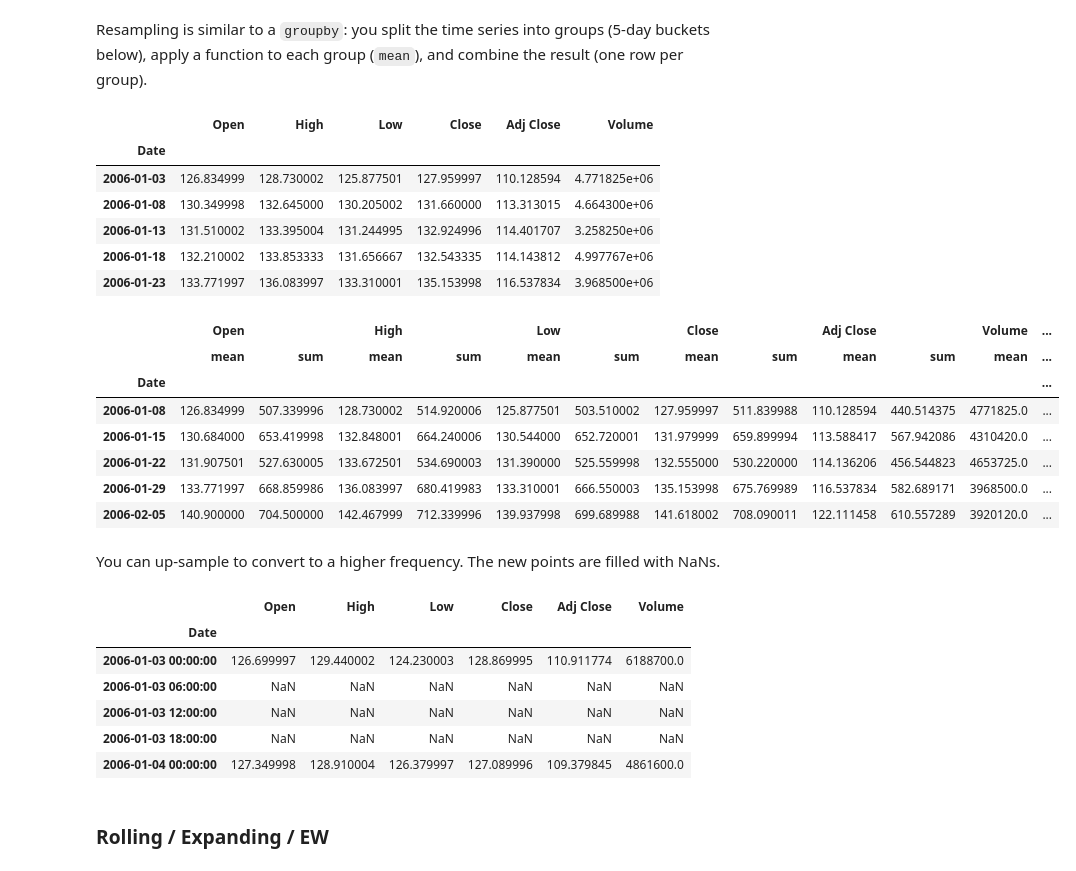
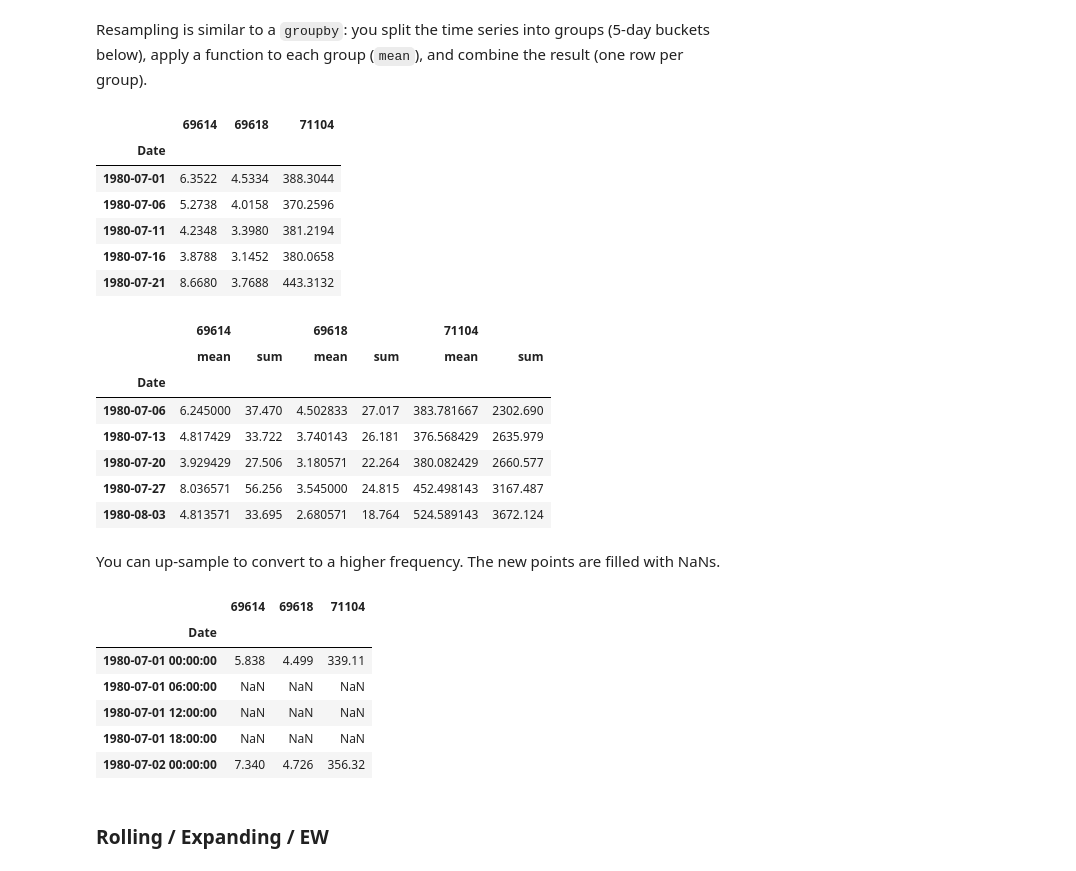
Before and after one commit to mullenkamp/EcanPythonCourse2019, a Jupyter notebook: jupyter/effective-pandas/modern_7_timeseries.ipynb, the cells around one changed output. Cells and saved outputs as stored; diff of their text form; code cells hidden in the pictures.

```diff
--- a/jupyter/effective-pandas/modern_7_timeseries.ipynb
+++ b/jupyter/effective-pandas/modern_7_timeseries.ipynb
@@ -14,6 +14,8 @@ import matplotlib.pyplot as plt
 # %% [markdown]
 Let's grab some stock data for Goldman Sachs:
 # %%
-gs = pd.read_csv('sample_data.csv', index_col=['Date'], parse_dates=True, infer_datetime_format=True)
-gs.head().round(2)
+ts = pd.read_csv('sample_data2.csv', index_col=['Date'], parse_dates=True, infer_datetime_format=True)
+print(ts.dtypes)
+print(ts.index)
+ts.head()
 # %% [output]
@@ -76,39 +90,39 @@ This is confusing because in pretty much every other case `DataFrame.__getitem__
 # %% [markdown]
 Resampling is similar to a `groupby`: you split the time series into groups (5-day buckets below), apply a function to each group (`mean`), and combine the result (one row per group).
 # %%
-gs.resample("5d").mean().head()
+ts.resample("5d").mean().head()
 # %% [output]
-|  | Open | High | Low | Close | Adj Close | Volume |
-| Date |  |  |  |  |  |  |
-| 2006-01-03 | 126.834999 | 128.730002 | 125.877501 | 127.959997 | 110.128594 | 4.771825e+06 |
-| 2006-01-08 | 130.349998 | 132.645000 | 130.205002 | 131.660000 | 113.313015 | 4.664300e+06 |
-| 2006-01-13 | 131.510002 | 133.395004 | 131.244995 | 132.924996 | 114.401707 | 3.258250e+06 |
-| 2006-01-18 | 132.210002 | 133.853333 | 131.656667 | 132.543335 | 114.143812 | 4.997767e+06 |
-| 2006-01-23 | 133.771997 | 136.083997 | 133.310001 | 135.153998 | 116.537834 | 3.968500e+06 |
+|  | 69614 | 69618 | 71104 |
+| Date |  |  |  |
+| 1980-07-01 | 6.3522 | 4.5334 | 388.3044 |
+| 1980-07-06 | 5.2738 | 4.0158 | 370.2596 |
+| 1980-07-11 | 4.2348 | 3.3980 | 381.2194 |
+| 1980-07-16 | 3.8788 | 3.1452 | 380.0658 |
+| 1980-07-21 | 8.6680 | 3.7688 | 443.3132 |
 # %%
-gs.resample("W").agg(['mean', 'sum']).head()
+ts.resample("W").agg(['mean', 'sum']).head()
 # %% [output]
-|  | Open |  | High |  | Low |  | Close |  | Adj Close |  | Volume | ... |
-|  | mean | sum | mean | sum | mean | sum | mean | sum | mean | sum | mean | ... |
-| Date |  |  |  |  |  |  |  |  |  |  |  | ... |
-| 2006-01-08 | 126.834999 | 507.339996 | 128.730002 | 514.920006 | 125.877501 | 503.510002 | 127.959997 | 511.839988 | 110.128594 | 440.514375 | 4771825.0 | ... |
-| 2006-01-15 | 130.684000 | 653.419998 | 132.848001 | 664.240006 | 130.544000 | 652.720001 | 131.979999 | 659.899994 | 113.588417 | 567.942086 | 4310420.0 | ... |
-| 2006-01-22 | 131.907501 | 527.630005 | 133.672501 | 534.690003 | 131.390000 | 525.559998 | 132.555000 | 530.220000 | 114.136206 | 456.544823 | 4653725.0 | ... |
-| 2006-01-29 | 133.771997 | 668.859986 | 136.083997 | 680.419983 | 133.310001 | 666.550003 | 135.153998 | 675.769989 | 116.537834 | 582.689171 | 3968500.0 | ... |
-| 2006-02-05 | 140.900000 | 704.500000 | 142.467999 | 712.339996 | 139.937998 | 699.689988 | 141.618002 | 708.090011 | 122.111458 | 610.557289 | 3920120.0 | ... |
+|  | 69614 |  | 69618 |  | 71104 |  |
+|  | mean | sum | mean | sum | mean | sum |
+| Date |  |  |  |  |  |  |
+| 1980-07-06 | 6.245000 | 37.470 | 4.502833 | 27.017 | 383.781667 | 2302.690 |
+| 1980-07-13 | 4.817429 | 33.722 | 3.740143 | 26.181 | 376.568429 | 2635.979 |
+| 1980-07-20 | 3.929429 | 27.506 | 3.180571 | 22.264 | 380.082429 | 2660.577 |
+| 1980-07-27 | 8.036571 | 56.256 | 3.545000 | 24.815 | 452.498143 | 3167.487 |
+| 1980-08-03 | 4.813571 | 33.695 | 2.680571 | 18.764 | 524.589143 | 3672.124 |
 # %% [markdown]
 You can up-sample to convert to a higher frequency.
 The new points are filled with NaNs.
 # %%
-gs.resample("6H").mean().head()
+ts.resample("6H").mean().head()
 # %% [output]
-|  | Open | High | Low | Close | Adj Close | Volume |
-| Date |  |  |  |  |  |  |
-| 2006-01-03 00:00:00 | 126.699997 | 129.440002 | 124.230003 | 128.869995 | 110.911774 | 6188700.0 |
-| 2006-01-03 06:00:00 | NaN | NaN | NaN | NaN | NaN | NaN |
-| 2006-01-03 12:00:00 | NaN | NaN | NaN | NaN | NaN | NaN |
-| 2006-01-03 18:00:00 | NaN | NaN | NaN | NaN | NaN | NaN |
-| 2006-01-04 00:00:00 | 127.349998 | 128.910004 | 126.379997 | 127.089996 | 109.379845 | 4861600.0 |
+|  | 69614 | 69618 | 71104 |
+| Date |  |  |  |
+| 1980-07-01 00:00:00 | 5.838 | 4.499 | 339.11 |
+| 1980-07-01 06:00:00 | NaN | NaN | NaN |
+| 1980-07-01 12:00:00 | NaN | NaN | NaN |
+| 1980-07-01 18:00:00 | NaN | NaN | NaN |
+| 1980-07-02 00:00:00 | 7.340 | 4.726 | 356.32 |
 # %% [markdown]
 ### Rolling / Expanding / EW
 # %% [markdown]
```
Also changed, not shown: parts of 11 cells of this notebook, 3 other files.
